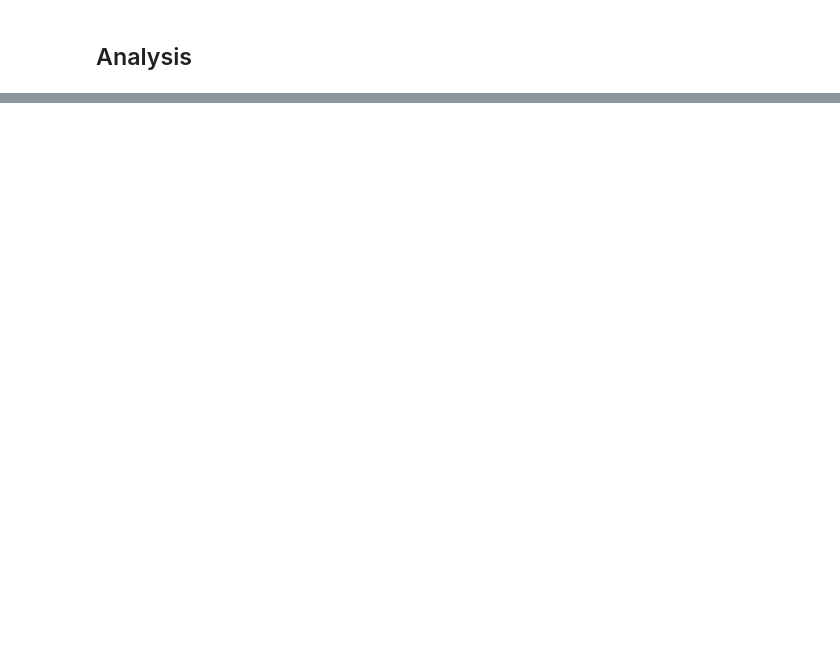
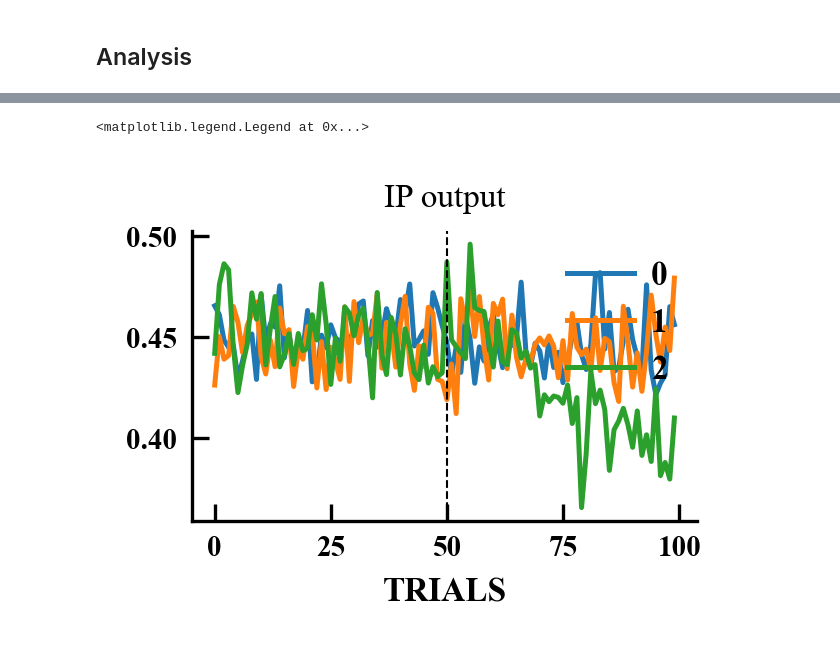
Before and after one commit to CharithaPalika/RotationalDeepBrainStimulation, a Jupyter notebook: simulations/decision_making_tasks/non_stationary_bandits/run_non_stationary_bandits_stn_gpe.ipynb, the cells around one changed output, grey strips where cells are left out. Saved outputs shown, nothing was run; the diff lists cells and outputs as text; code cells hidden in the pictures; blank space fills up the shorter version.

```diff
--- a/simulations/decision_making_tasks/non_stationary_bandits/run_non_stationary_bandits_stn_gpe.ipynb
+++ b/simulations/decision_making_tasks/non_stationary_bandits/run_non_stationary_bandits_stn_gpe.ipynb
@@ -167,3 +187,14 @@ Text(0.5, 0, 'bins')
+# %%
+plt.figure(figsize=(2,1.5))
+for i in IP_avg.keys():
+    plt.plot(np.arange(TRIALS), IP_avg[i], label = i)
+plt.axvline(x=TIME_STAMP_CHANGE, color='black', linestyle='--', linewidth=0.5)
+plt.xlabel('TRIALS')
+plt.title('IP output')
+plt.legend(loc = 'upper right')
+# %% [output]
+<matplotlib.legend.Legend at 0x...>
+[figure, added]
 # %%
 random_epochs = np.random.choice(np.arange(EPOCHS), size = 2)
 i = 1
```
Also changed, not shown: parts of 6 cells of this notebook, 11 other files.
